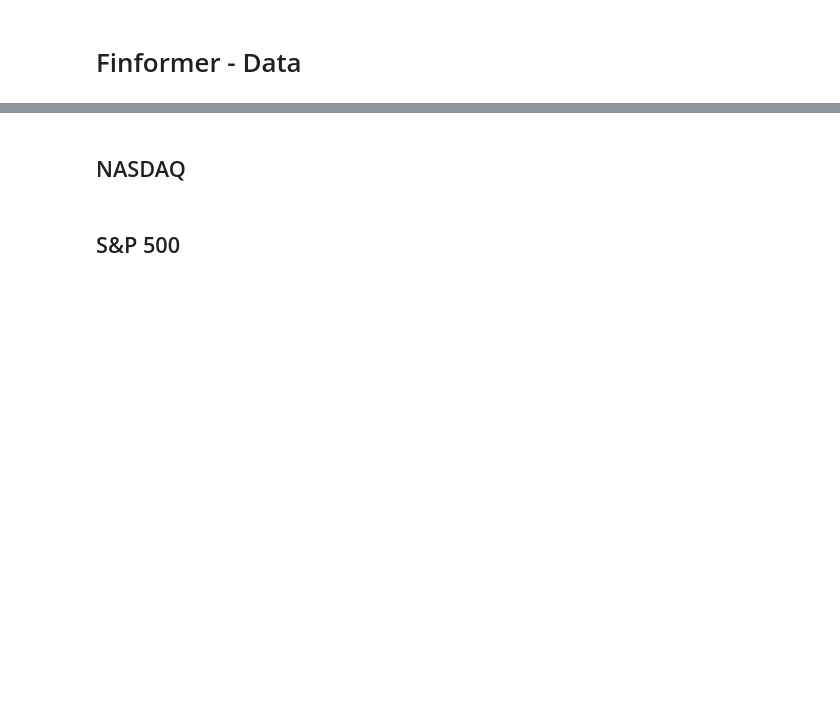
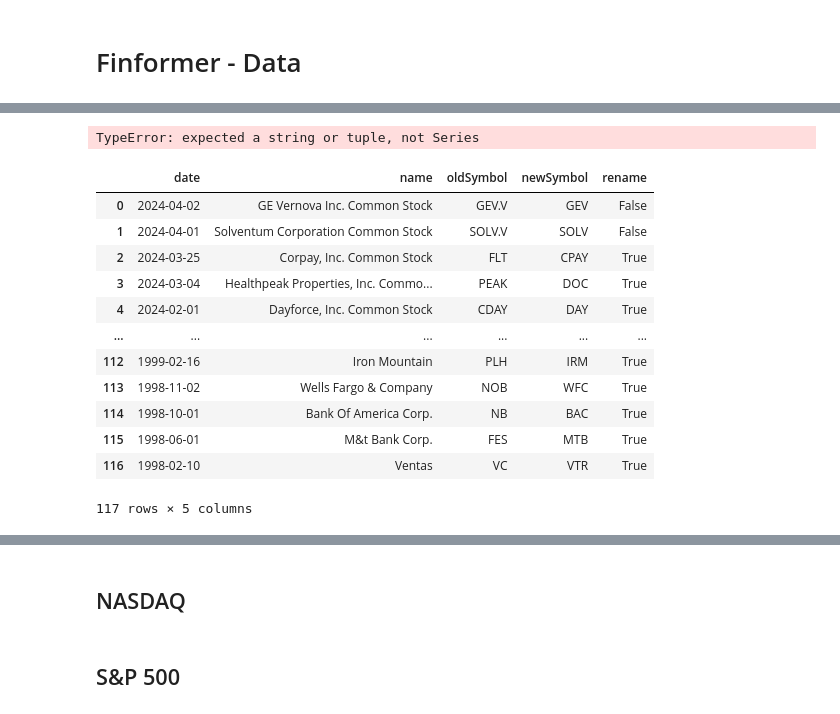
Before and after one commit to halaction/finformer, a Jupyter notebook: finformer-data.ipynb, the cells around one changed output, grey strips where cells are left out. Saved outputs shown, nothing was run; the diff lists cells and outputs as text; code cells hidden in the pictures; blank space fills up the shorter version.

```diff
--- a/finformer-data.ipynb
+++ b/finformer-data.ipynb
@@ -26,0 +106,28 @@ prices_tickers_path = os.path.join(DATA_DIR, 'data-prices-tickers.json')
+# %%
+df['oldSymbol'].str.startswith(df['newSymbol'])
+# %% [output]
+TypeError: expected a string or tuple, not Series
+# %%
+df = df.reset_index(drop=True)
+n_rows = len(df)
+
+df['rename'] = False
+
+for i in range(n_rows):
+    df.loc[i, 'rename'] = not df.loc[i, 'oldSymbol'].startswith(df.loc[i, 'newSymbol'])
+
+df
+# %% [output]
+|  | date | name | oldSymbol | newSymbol | rename |
+| 0 | 2024-04-02 | GE Vernova Inc. Common Stock | GEV.V | GEV | False |
+| 1 | 2024-04-01 | Solventum Corporation Common Stock | SOLV.V | SOLV | False |
+| 2 | 2024-03-25 | Corpay, Inc. Common Stock | FLT | CPAY | True |
+| 3 | 2024-03-04 | Healthpeak Properties, Inc. Commo... | PEAK | DOC | True |
+| 4 | 2024-02-01 | Dayforce, Inc. Common Stock | CDAY | DAY | True |
+| ... | ... | ... | ... | ... | ... |
+| 112 | 1999-02-16 | Iron Mountain | PLH | IRM | True |
+| 113 | 1998-11-02 | Wells Fargo & Company | NOB | WFC | True |
+| 114 | 1998-10-01 | Bank Of America Corp. | NB | BAC | True |
+| 115 | 1998-06-01 | M&t Bank Corp. | FES | MTB | True |
+| 116 | 1998-02-10 | Ventas | VC | VTR | True |
+117 rows × 5 columns
```
Also changed, not shown: parts of 14 cells of this notebook, 4 other files.
